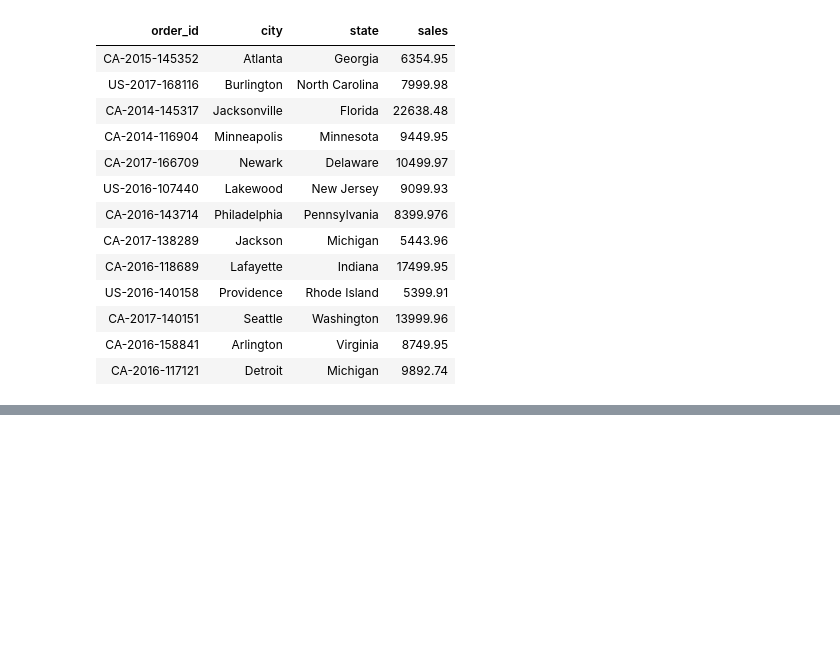
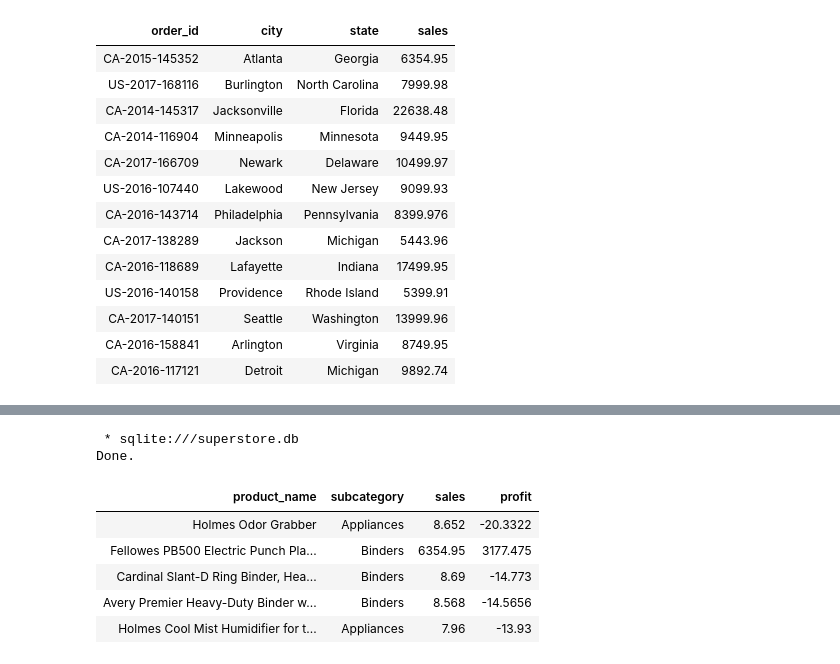
Before and after one commit to TomazFilgueira/Dq_Datascientist, a Jupyter notebook: 5 - Working with Datasources using SQL/5.1 - Introduction to SQL and Databases/5.4 - Filtering with Strings and Categories.ipynb, the cells around one changed output, grey strips where cells are left out. Saved outputs shown, nothing was run; the diff lists cells and outputs as text; code cells hidden in the pictures; blank space fills up the shorter version.

```diff
--- a/5 - Working with Datasources using SQL/5.1 - Introduction to SQL and Databases/5.4 - Filtering with Strings and Categories.ipynb
+++ b/5 - Working with Datasources using SQL/5.1 - Introduction to SQL and Databases/5.4 - Filtering with Strings and Categories.ipynb
@@ -240,0 +399,18 @@ Done.
+# %%
+%%sql
+SELECT product_name,
+subcategory,
+sales,
+profit
+from orders
+WHERE (sales > 5000 and profit > 1000) or (profit <-10 and sales < 10)
+limit 5;
+# %% [output]
+ * sqlite:///superstore.db
+Done.
+| product_name | subcategory | sales | profit |
+| Holmes Odor Grabber | Appliances | 8.652 | -20.3322 |
+| Fellowes PB500 Electric Punch Pla... | Binders | 6354.95 | 3177.475 |
+| Cardinal Slant-D Ring Binder, Hea... | Binders | 8.69 | -14.773 |
+| Avery Premier Heavy-Duty Binder w... | Binders | 8.568 | -14.5656 |
+| Holmes Cool Mist Humidifier for t... | Appliances | 7.96 | -13.93 |
```
Also changed, not shown: parts of 15 cells of this notebook.
